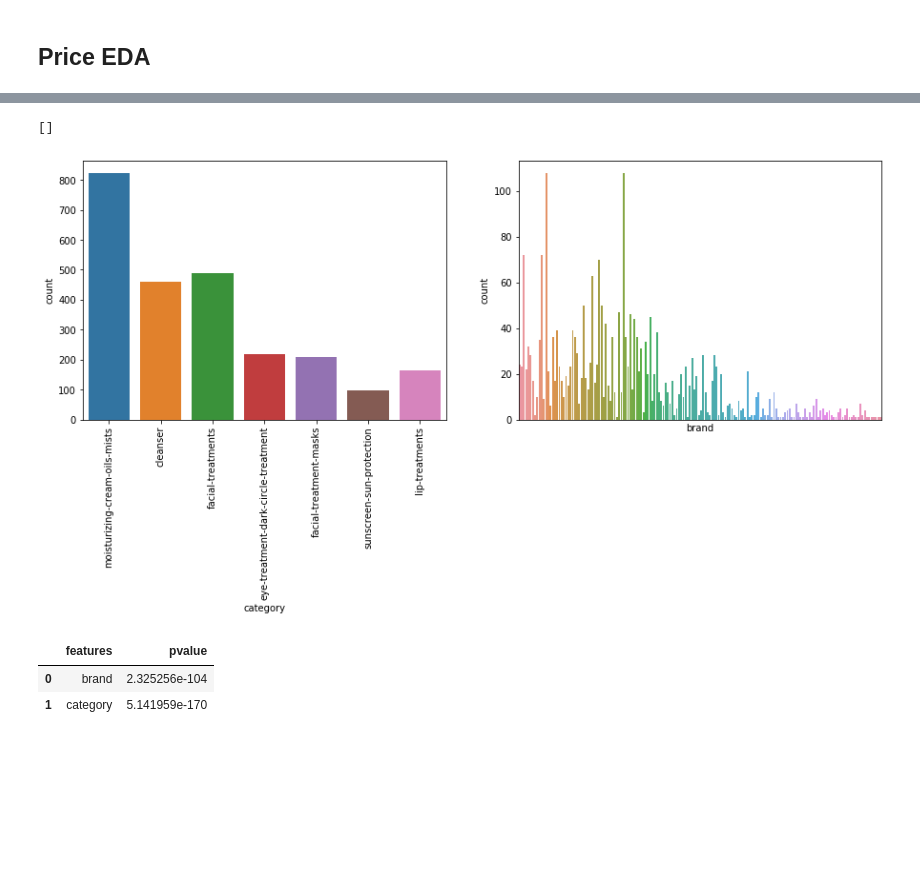
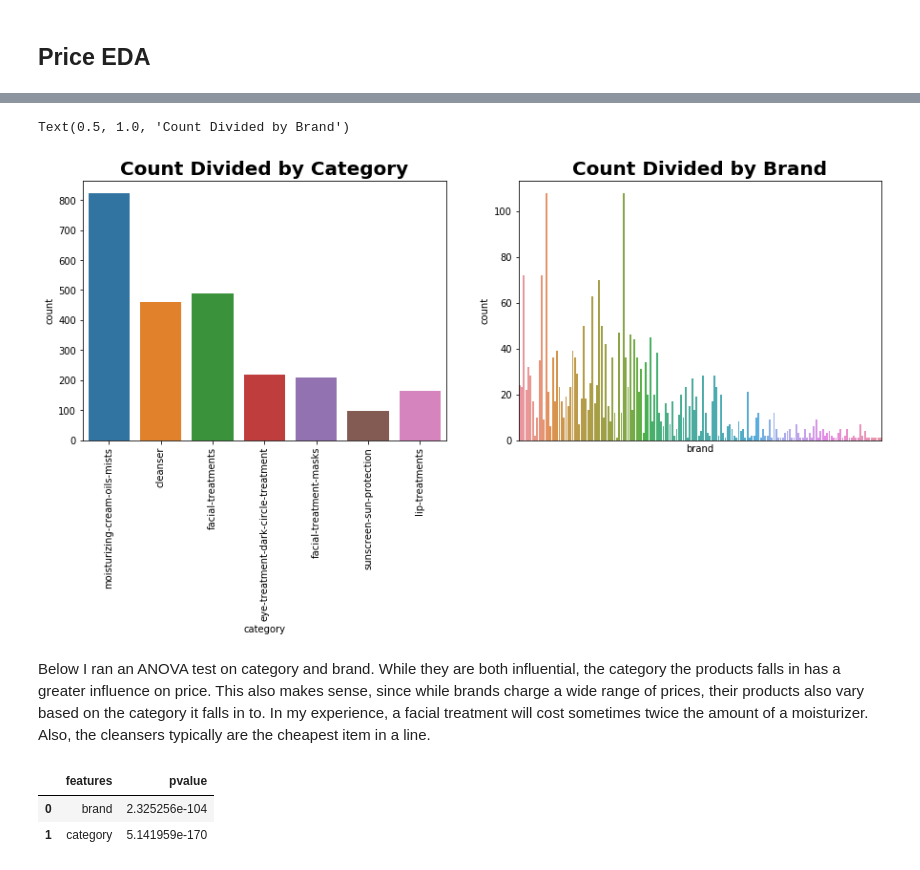
Before and after one commit to LenaNevel/CAPSTONE, a Jupyter notebook: 04_eda.ipynb, the cells around one changed output, grey strips where cells are left out. Saved outputs shown, nothing was run; the diff lists cells and outputs as text; code cells hidden in the pictures; blank space fills up the shorter version.

```diff
--- a/04_eda.ipynb
+++ b/04_eda.ipynb
@@ -88,6 +110,8 @@ fig, ax = plt.subplots(1, 2, figsize = (15,5))
 sns.swarmplot(x="category", y="price_per_ounce", data=products, ax = ax[0])
 #plt.xticks(rotation = 90);
 sns.boxplot(x='category', y = 'price_per_ounce', data = products, ax = ax[1])
+ax[0].set_title('Count Distribution by Category', weight = 'bold', fontsize = 20)
+ax[1].set_title('Item Distribution by Category', weight = 'bold', fontsize = 20)
 
 #https://stackoverflow.com/questions/31186019/rotate-tick-labels-in-subplot-pyplot-matplotlib-gridspec/52461208
 for tick in ax[0].get_xticklabels():
@@ -100,19 +126,23 @@ for tick in ax[1].get_xticklabels():
 # %%
 fig, ax = plt.subplots(1, 2, figsize = (15,5))
 sns.countplot(products['category'], ax = ax[0])
 #plt.xticks(rotation = 90);
 sns.countplot(products['brand'], ax = ax[1])
 
 #https://stackoverflow.com/questions/31186019/rotate-tick-labels-in-subplot-pyplot-matplotlib-gridspec/52461208
 for tick in ax[0].get_xticklabels():
     tick.set_rotation(90)
 
 # for tick in ax[1].get_xticklabels():
 #     tick.set_rotation(90)
 ax[1].set_xticks([])
+ax[0].set_title('Count Divided by Category', weight = 'bold', fontsize = 20)
+ax[1].set_title("Count Divided by Brand", weight = 'bold', fontsize = 20)
 # %% [output]
-[]
+Text(0.5, 1.0, 'Count Divided by Brand')
-[figure, old version]
+[figure, new version]
+# %% [markdown]
+Below I ran an ANOVA test on category and brand. While they are both influential, the category the products falls in has a greater influence on price. This also makes sense, since while brands charge a wide range of prices, their products also vary based on the category it falls in to. In my experience, a facial treatment will cost sometimes twice the amount of a moisturizer. Also, the cleansers typically are the cheapest item in a line.
 # %%
 train_cat = products[['brand', 'category']]
 
```
Also changed, not shown: parts of 13 cells of this notebook, 14 other files.
